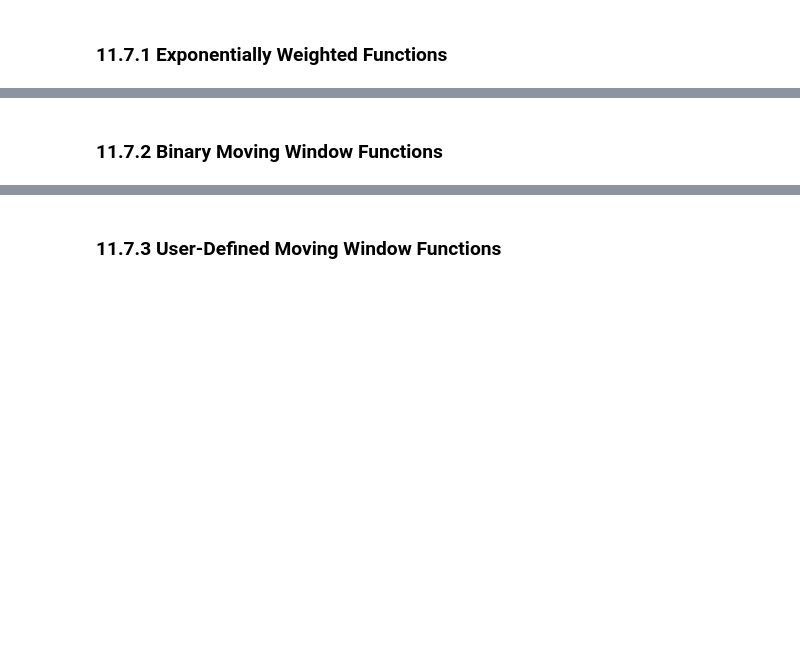
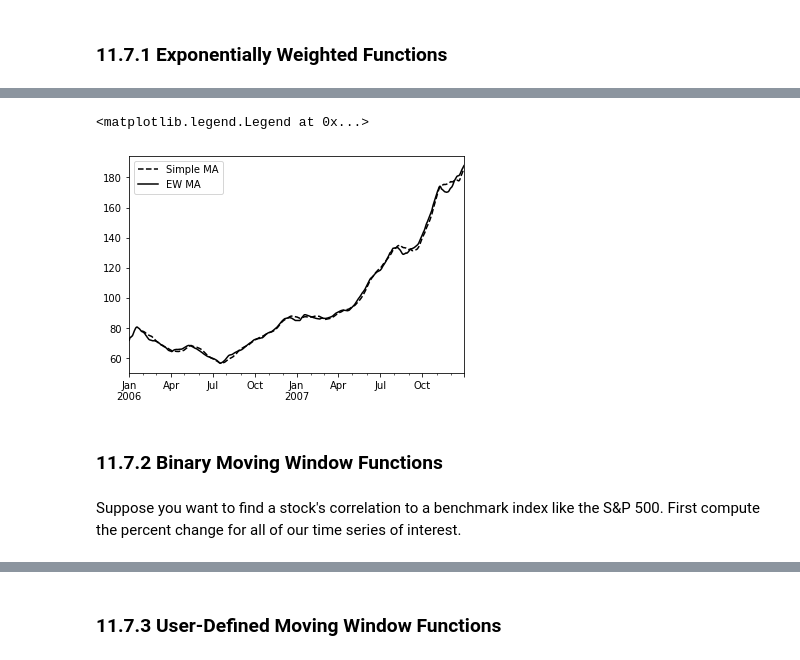
Before and after one commit to brandonbluong/Python-for-Data-Analysis, a Jupyter notebook: 11-Time_Series.ipynb, the cells around one changed output, grey strips where cells are left out. Saved outputs shown, nothing was run; the diff lists cells and outputs as text; code cells hidden in the pictures; blank space fills up the shorter version.

```diff
--- a/11-Time_Series.ipynb
+++ b/11-Time_Series.ipynb
@@ -1354,2 +1427,15 @@ annual_frame.resample('Q-MAR').ffill()
+# %%
+aapl_px = close_px.AAPL['2006': '2007']
+ma60 = aapl_px.rolling(30, min_periods=20).mean()
+ewma60 = aapl_px.ewm(span=30).mean()
+
+ma60.plot(style='k--', label='Simple MA')
+ewma60.plot(style='k-', label='EW MA')
+plt.legend()
+# %% [output]
+<matplotlib.legend.Legend at 0x...>
+[figure, added]
 # %% [markdown]
 ### 11.7.2 Binary Moving Window Functions
+# %% [markdown]
+Suppose you want to find a stock's correlation to a benchmark index like the S&P 500. First compute the percent change for all of our time series of interest.
```
Also changed, not shown: parts of 21 cells of this notebook.
